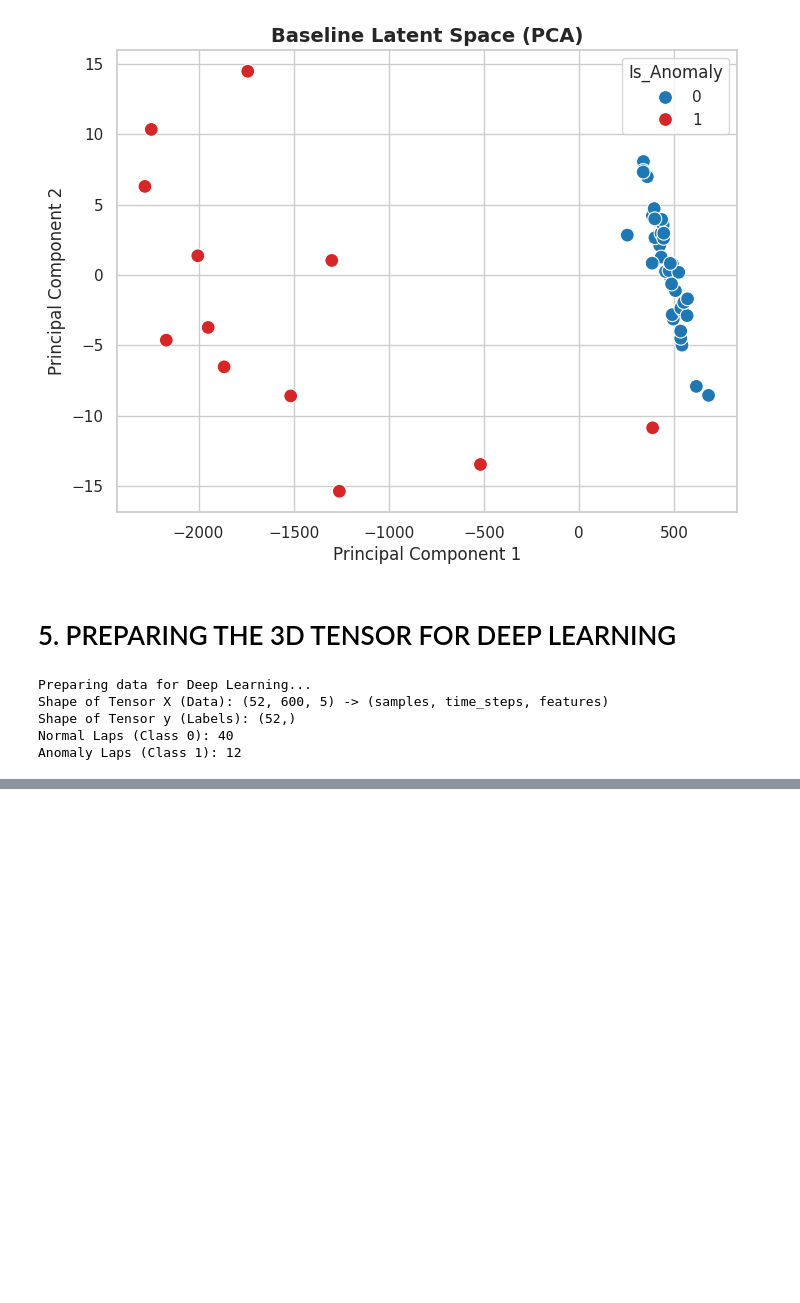
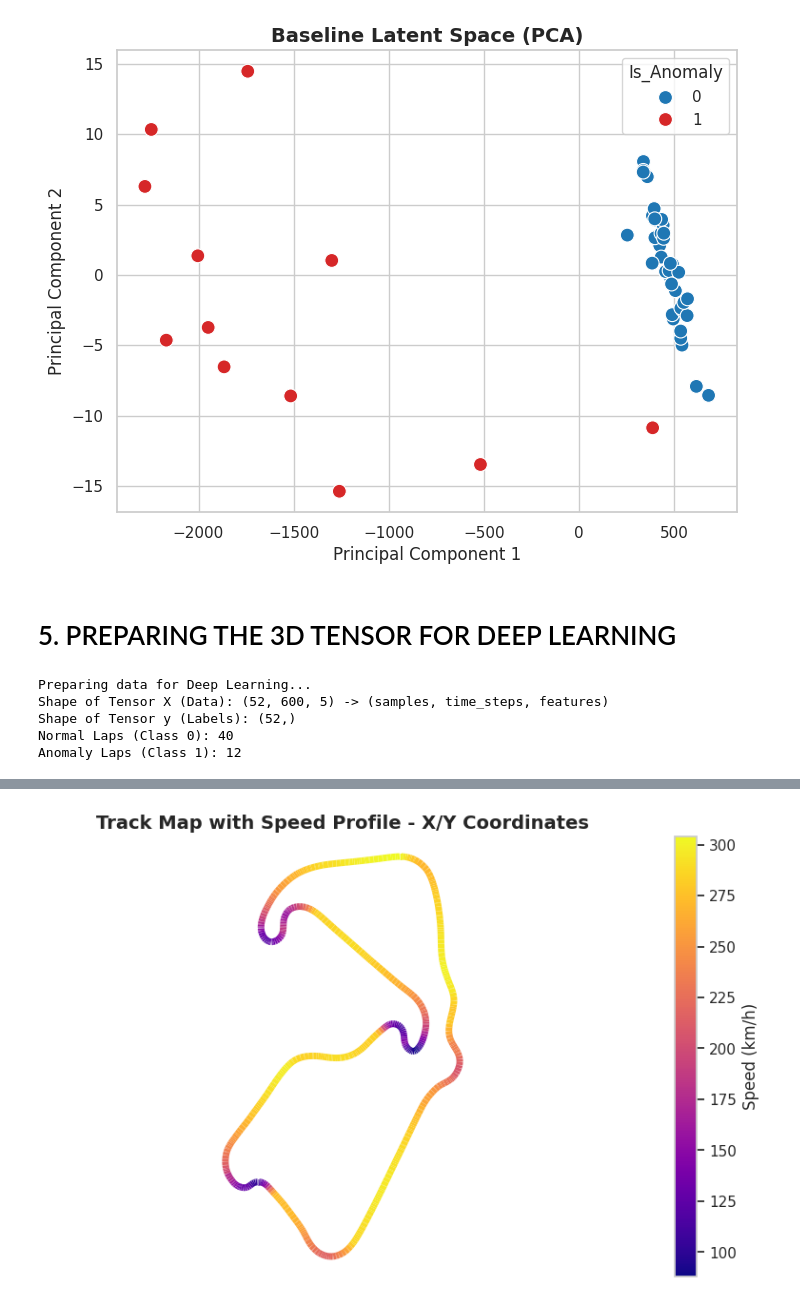
Before and after one commit to aritzrss/AML-Project, a Jupyter notebook: exporatoryda.ipynb, the cells around one changed output, grey strips where cells are left out. Cells and saved outputs as stored; diff of their text form; code cells hidden in the pictures; blank space fills up the shorter version.

```diff
--- a/exporatoryda.ipynb
+++ b/exporatoryda.ipynb
@@ -192,0 +233,20 @@ Anomaly Laps (Class 1): 12
+# %%
+x = telemetry['X']
+y = telemetry['Y']
+points = np.array([x, y]).T.reshape(-1, 1, 2)
+segments = np.concatenate([points[:-1], points[1:]], axis=1)
+
+fig, ax = plt.subplots(figsize=(10, 6))
+# Create a continuous norm to map from data points to colors
+norm = plt.Normalize(telemetry['Speed'].min(), telemetry['Speed'].max())
+lc = LineCollection(segments, cmap='plasma', norm=norm, linewidth=5)
+lc.set_array(telemetry['Speed'])
+line = ax.add_collection(lc)
+
+fig.colorbar(line, ax=ax, label='Speed (km/h)')
+ax.set_title("Track Map with Speed Profile - X/Y Coordinates", fontsize=14, fontweight='bold')
+ax.axis('equal') # Keep the track proportions accurate
+plt.axis('off')  # Hide grid lines for a clean look
+plt.show()
+# %% [output]
+[figure, added]
```
Also changed, not shown: parts of 11 cells of this notebook.
